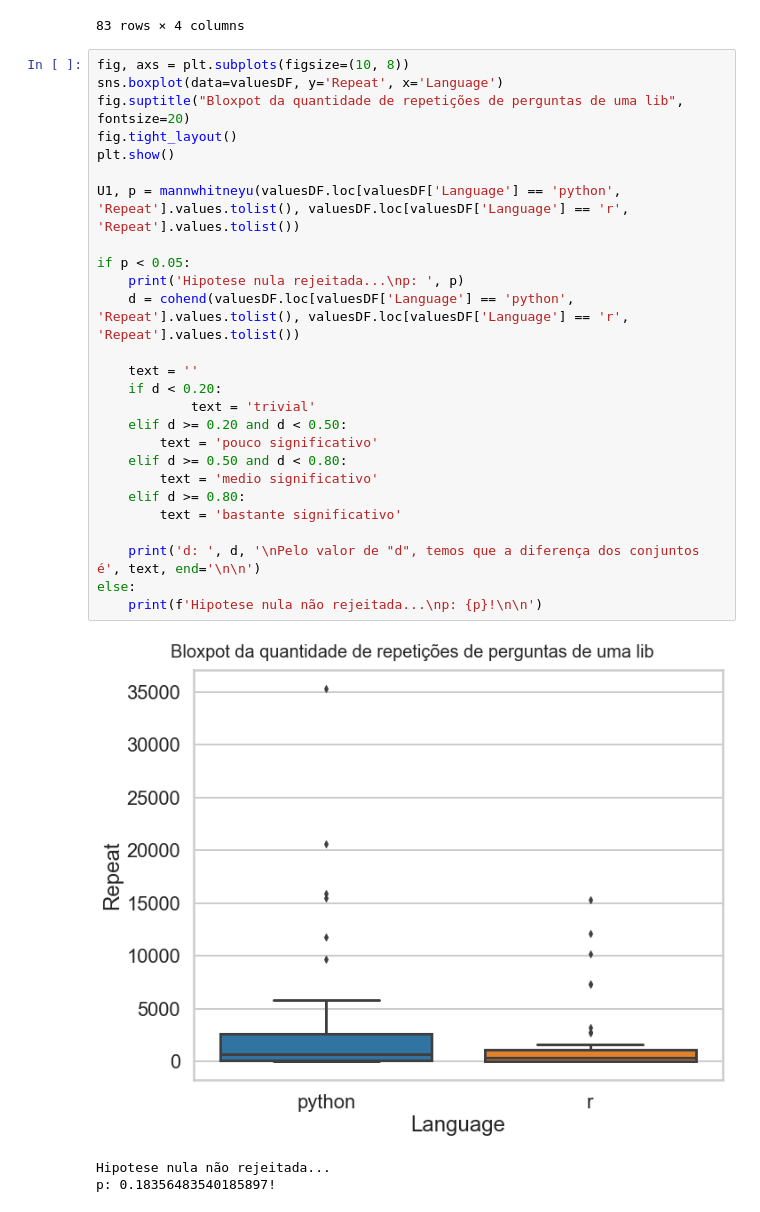
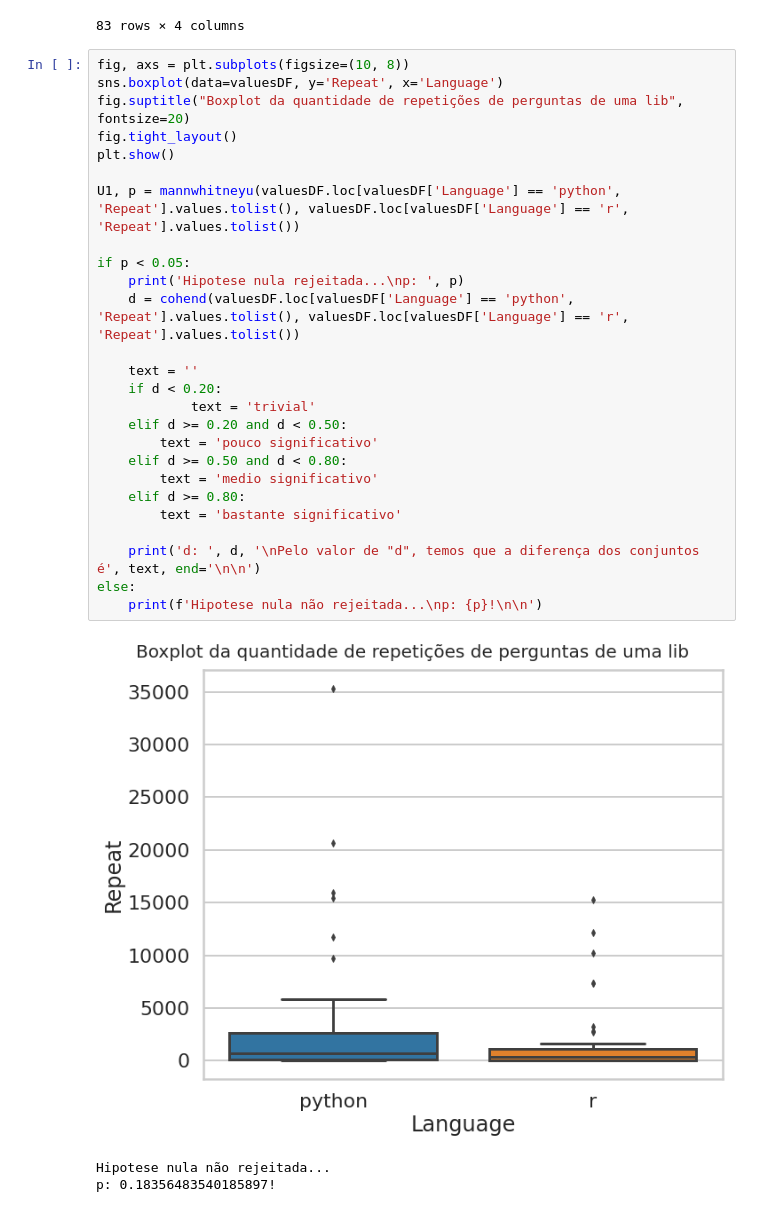
Before and after one commit to JuanFSR/EngenhariaEmpirica, a Jupyter notebook: 4. visualizacao.ipynb, the cells around one changed output. Cells and saved outputs as stored; diff of their text form.

```diff
--- a/4. visualizacao.ipynb
+++ b/4. visualizacao.ipynb
@@ -221,31 +223,31 @@ valuesDF
 # %%
 fig, axs = plt.subplots(figsize=(10, 8))
 sns.boxplot(data=valuesDF, y='Repeat', x='Language')
-fig.suptitle("Bloxpot da quantidade de repetições de perguntas de uma lib", fontsize=20)
+fig.suptitle("Boxplot da quantidade de repetições de perguntas de uma lib", fontsize=20)
 fig.tight_layout()
 plt.show()
 
 U1, p = mannwhitneyu(valuesDF.loc[valuesDF['Language'] == 'python', 'Repeat'].values.tolist(), valuesDF.loc[valuesDF['Language'] == 'r', 'Repeat'].values.tolist())
 
 if p < 0.05:
     print('Hipotese nula rejeitada...\np: ', p)
     d = cohend(valuesDF.loc[valuesDF['Language'] == 'python', 'Repeat'].values.tolist(), valuesDF.loc[valuesDF['Language'] == 'r', 'Repeat'].values.tolist())
 
     text = ''
     if d < 0.20:
             text = 'trivial'
     elif d >= 0.20 and d < 0.50:
         text = 'pouco significativo'
     elif d >= 0.50 and d < 0.80:
         text = 'medio significativo'
     elif d >= 0.80:
         text = 'bastante significativo'
 
     print('d: ', d, '\nPelo valor de "d", temos que a diferença dos conjuntos é', text, end='\n\n')
 else:
     print(f'Hipotese nula não rejeitada...\np: {p}!\n\n')
 # %% [output]
-[figure, old version]
+[figure, new version]
 Hipotese nula não rejeitada...
 p: 0.18356483540185897!
 # %%
```
Also changed, not shown: parts of 11 cells of this notebook, 3 other files.
